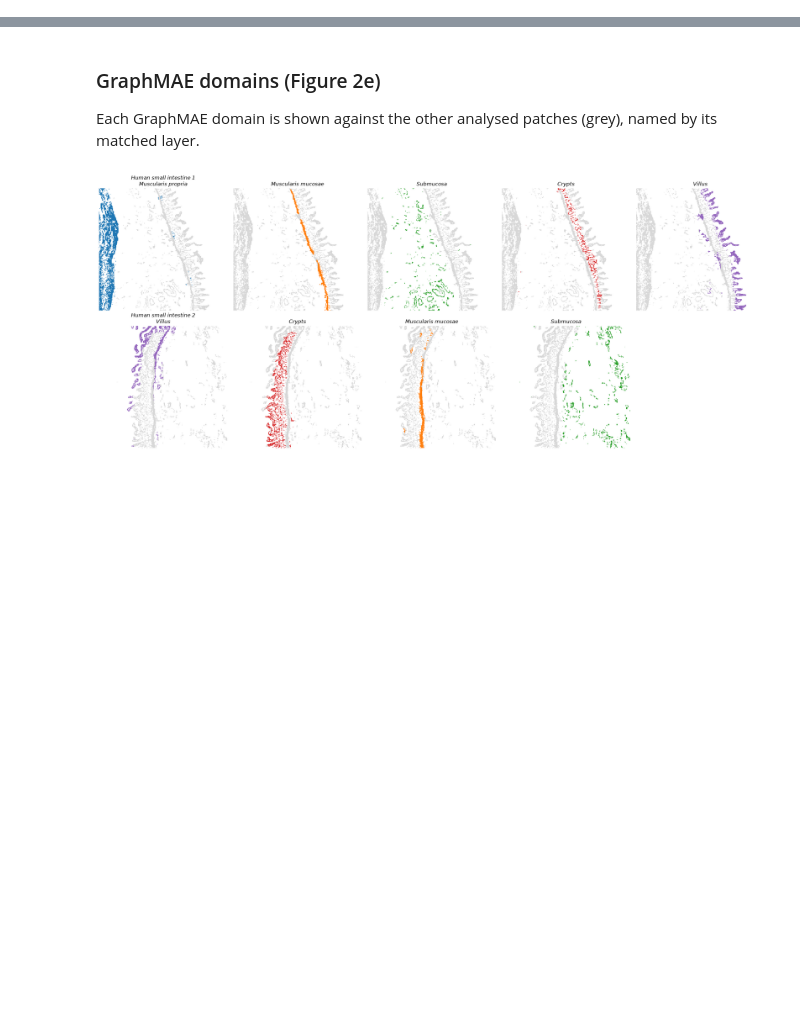
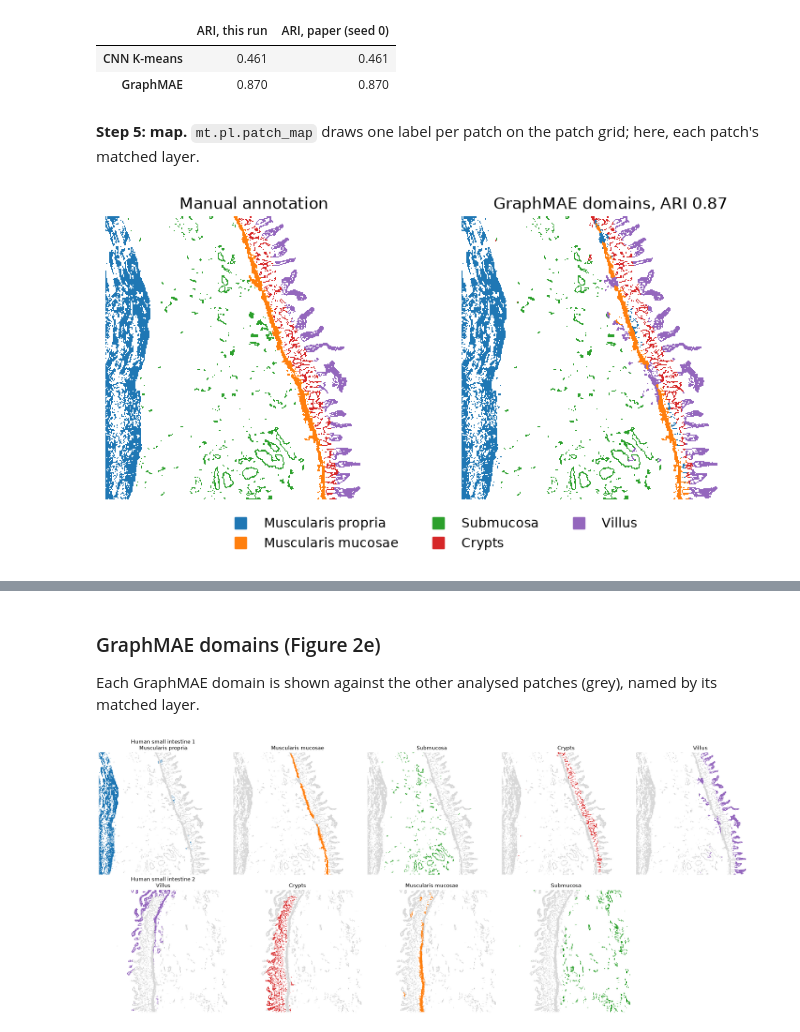
Before and after one commit to moeghaf/mantpy_reproducibility, a Jupyter notebook: notebooks/mantpy_intestine_fig2.ipynb, the cells around one changed output, grey strips where cells are left out. Cells and saved outputs as stored; diff of their text form; code cells hidden in the pictures; blank space fills up the shorter version.

```diff
--- a/notebooks/mantpy_intestine_fig2.ipynb
+++ b/notebooks/mantpy_intestine_fig2.ipynb
@@ -166,0 +129,10 @@ JOINT_CNN = {key: {name: SETTINGS[key]["joint"]["cnn_" + name] for name in ("blo
+# %%
+images = load_images()
+patches = {}
+for key, item in images.items():
+    patches[key] = mt.pp.image_ecm_patches(
+        item["image"], channel_names=["ColIV"], patch_size=32, clip_percentile=99,
+        pixel_thresholds=[SETTINGS[key]["pixel_threshold"]], patch_thresholds=[SETTINGS[key]["patch_threshold"]],
+        feature_families=("summary",), sample_id=key, random_state=0,
+    )
+    print(f"{TITLES[key]}: {patches[key].n_obs:,} ECM patches | " + ", ".join(item["layers"]))
@@ -166,0 +150,8 @@ JOINT_CNN = {key: {name: SETTINGS[key]["joint"]["cnn_" + name] for name in ("blo
+# %%
+image1 = patches["intestine1"].copy()
+
+mt.nn.encode_patches(
+    image1, latent_dim=96, conv_blocks=3, conv_width=16, pool_size=2, max_epochs=200,
+    random_state=0, accelerator=DEVICE, enable_progress_bar=False, enable_model_summary=False,
+)
+image1.obsm["X_cnn"].shape
@@ -167,3 +200,34 @@ JOINT_CNN = {key: {name: SETTINGS[key]["joint"]["cnn_" + name] for name in ("blo
+# %%
+annotation, layers = images["intestine1"]["annotation"], images["intestine1"]["layers"]
+
+domains = KMeans(n_clusters=5, n_init=10, random_state=0).fit_predict(image1.obsm["X_graphmae"])
+score = mt.tl.score_patch_labels(image1, domains, annotation, class_names=layers)
+
+cnn_clusters = KMeans(n_clusters=5, n_init=10, random_state=0).fit_predict(image1.obsm["X_cnn"])
+cnn_score = mt.tl.score_patch_labels(image1, cnn_clusters, annotation, class_names=layers)
+
+paper = PAPER["a_seeds"].query("seed == 0").set_index("method")["ari"]
+pd.DataFrame({"ARI, this run": [cnn_score.ari, score.ari],
+              "ARI, paper (seed 0)": [paper["CNN K-means"], paper["GraphMAE"]]},
+             index=["CNN K-means", "GraphMAE"]).round(3)
+# %% [output]
+|  | ARI, this run | ARI, paper (seed 0) |
+| CNN K-means | 0.461 | 0.461 |
+| GraphMAE | 0.870 | 0.870 |
+# %% [markdown]
+**Step 5: map.** `mt.pl.patch_map` draws one label per patch on the patch grid; here, each patch's matched layer.
+# %%
+figure, axes = plt.subplots(1, 2, figsize=(9, 5.6))
+mt.pl.patch_map(image1, score.reference, ax=axes[0], palette=LAYER_COLOURS, crop=False, background="white")
+mt.pl.patch_map(image1, score.matched_labels, ax=axes[1], palette=LAYER_COLOURS, crop=False, background="white",
+                legend=dict(bbox_to_anchor=(-0.1, -0.02), ncol=3))
+axes[0].set_title("Manual annotation")
+axes[1].set_title(f"GraphMAE domains, ARI {score.ari:.2f}")
+for axis in axes:
+    axis.set_axis_off()
+plt.show()
+# %% [output]
+[figure, added]
 # %% [markdown]
 ## 3. Three levels of spatial context (Figure 2a, b)
 
```
Also changed, not shown: parts of 50 cells of this notebook, 9 other files.
